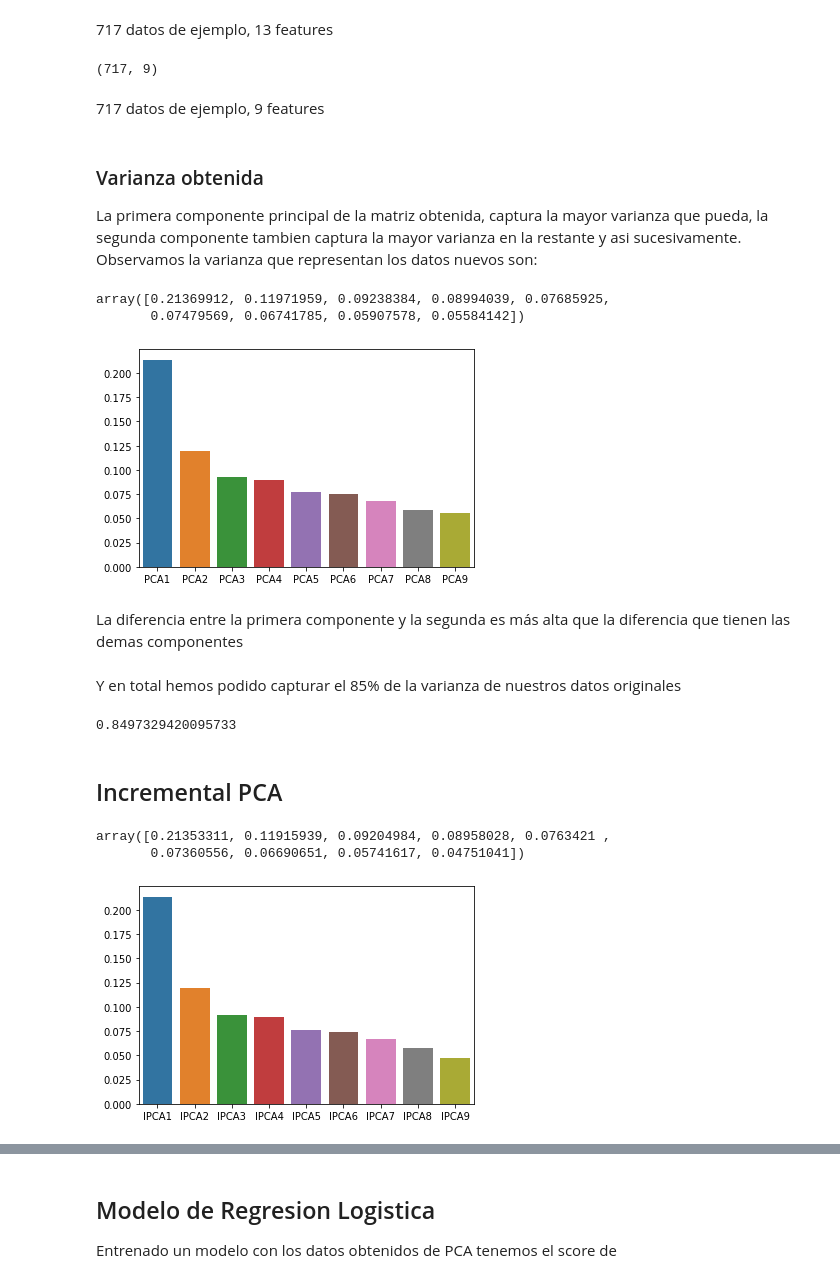
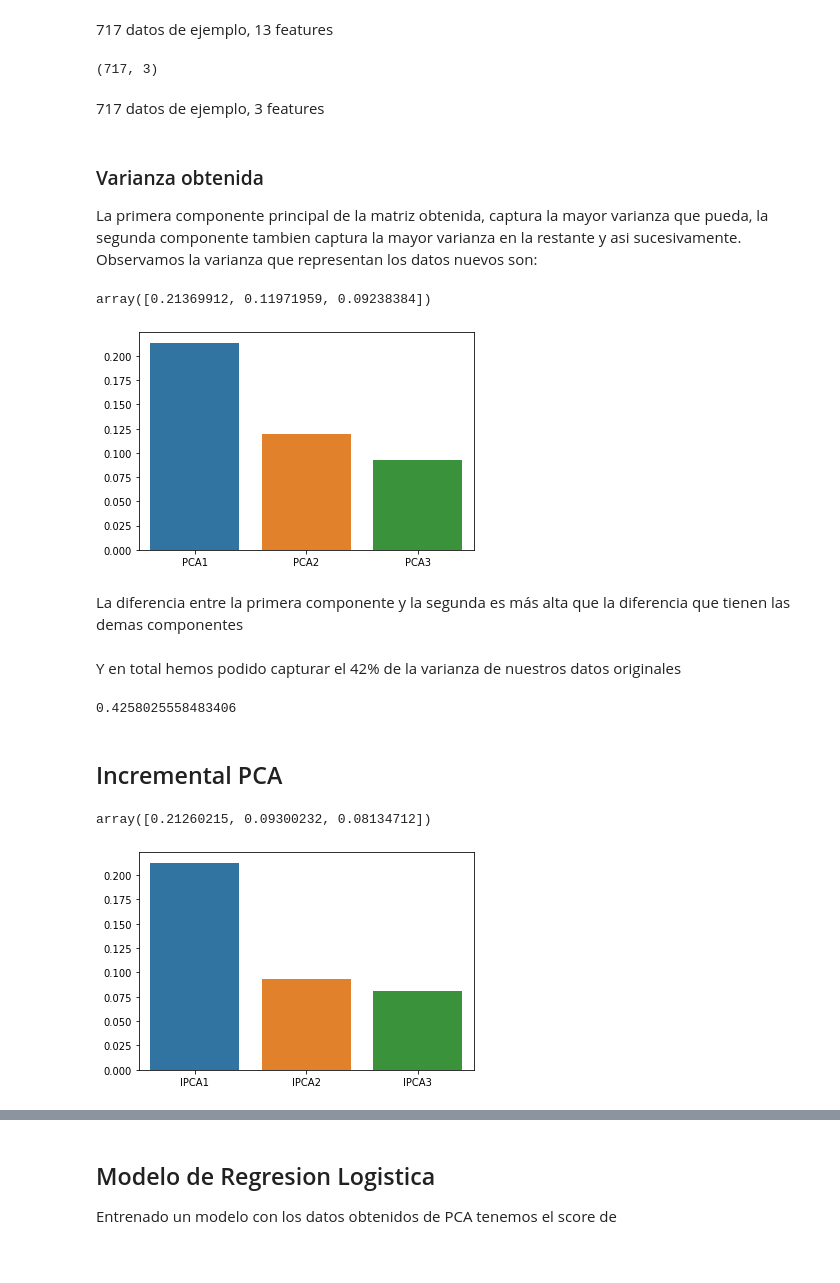
Before and after one commit to danieldhats7/learn_sklearn, a Jupyter notebook: 00_heart.ipynb, the cells around one changed output, grey strips where cells are left out. Drawn from its saved outputs; the diff is of its cells as text; code cells hidden in the pictures.

```diff
--- a/00_heart.ipynb
+++ b/00_heart.ipynb
@@ -93,5 +93,5 @@ Probamos con obtener 10 componentes principales
 # %%
-pca = PCA(n_components=9)
+pca = PCA(n_components=3)
 pca.fit(feature_scaled)
 X_train_pca = pca.transform(X_train)
 X_test_pca = pca.transform(X_test)
@@ -106,29 +106,28 @@ X_train.shape
 # %%
 X_train_pca.shape
 # %% [output]
-(717, 9)
+(717, 3)
 # %% [markdown]
-717 datos de ejemplo, 9 features
+717 datos de ejemplo, 3 features
 # %% [markdown]
 ### Varianza obtenida
 La primera componente principal de la matriz obtenida, captura la mayor varianza que pueda, la segunda componente tambien captura la mayor varianza en la restante y asi sucesivamente.
 Observamos la varianza que representan los datos nuevos son:
 # %%
 import seaborn as sns
-sns.barplot(x = ['PCA1','PCA2', 'PCA3','PCA4','PCA5', 'PCA6','PCA7','PCA8', 'PCA9'],y = pca.explained_variance_ratio_)
+sns.barplot(x = ['PCA1','PCA2', 'PCA3'],y = pca.explained_variance_ratio_)
 pca.explained_variance_ratio_
 # %% [output]
-array([0.21369912, 0.11971959, 0.09238384, 0.08994039, 0.07685925,
-       0.07479569, 0.06741785, 0.05907578, 0.05584142])
+array([0.21369912, 0.11971959, 0.09238384])
-[figure, old version]
+[figure, new version]
 # %% [markdown]
 La diferencia entre la primera componente y la segunda es más alta que la diferencia que tienen las demas componentes
 # %% [markdown]
-Y en total hemos podido capturar el 85% de la varianza de nuestros datos originales
+Y en total hemos podido capturar el 42% de la varianza de nuestros datos originales
 # %%
 pca.explained_variance_ratio_.sum()
 # %% [output]
-0.8497329420095733
+0.4258025558483406
 # %% [markdown]
 ## Incremental PCA
 # %%
@@ -137,12 +136,11 @@ ipca.fit(feature_scaled)
 X_train_ipca = ipca.transform(X_train)
 X_test_ipca = ipca.transform(X_test)
 # %%
-sns.barplot(x = ['IPCA1','IPCA2', 'IPCA3','IPCA4','IPCA5', 'IPCA6','IPCA7','IPCA8', 'IPCA9'],y = ipca.explained_variance_ratio_)
+sns.barplot(x = ['IPCA1','IPCA2', 'IPCA3'],y = ipca.explained_variance_ratio_)
 ipca.explained_variance_ratio_
 # %% [output]
-array([0.21353311, 0.11915939, 0.09204984, 0.08958028, 0.0763421 ,
-       0.07360556, 0.06690651, 0.05741617, 0.04751041])
+array([0.21260215, 0.09300232, 0.08134712])
-[figure, old version]
+[figure, new version]
 # %%
 ipca.explained_variance_ratio_.sum()
 # %% [output]
```
Also changed, not shown: parts of 5 cells of this notebook.
